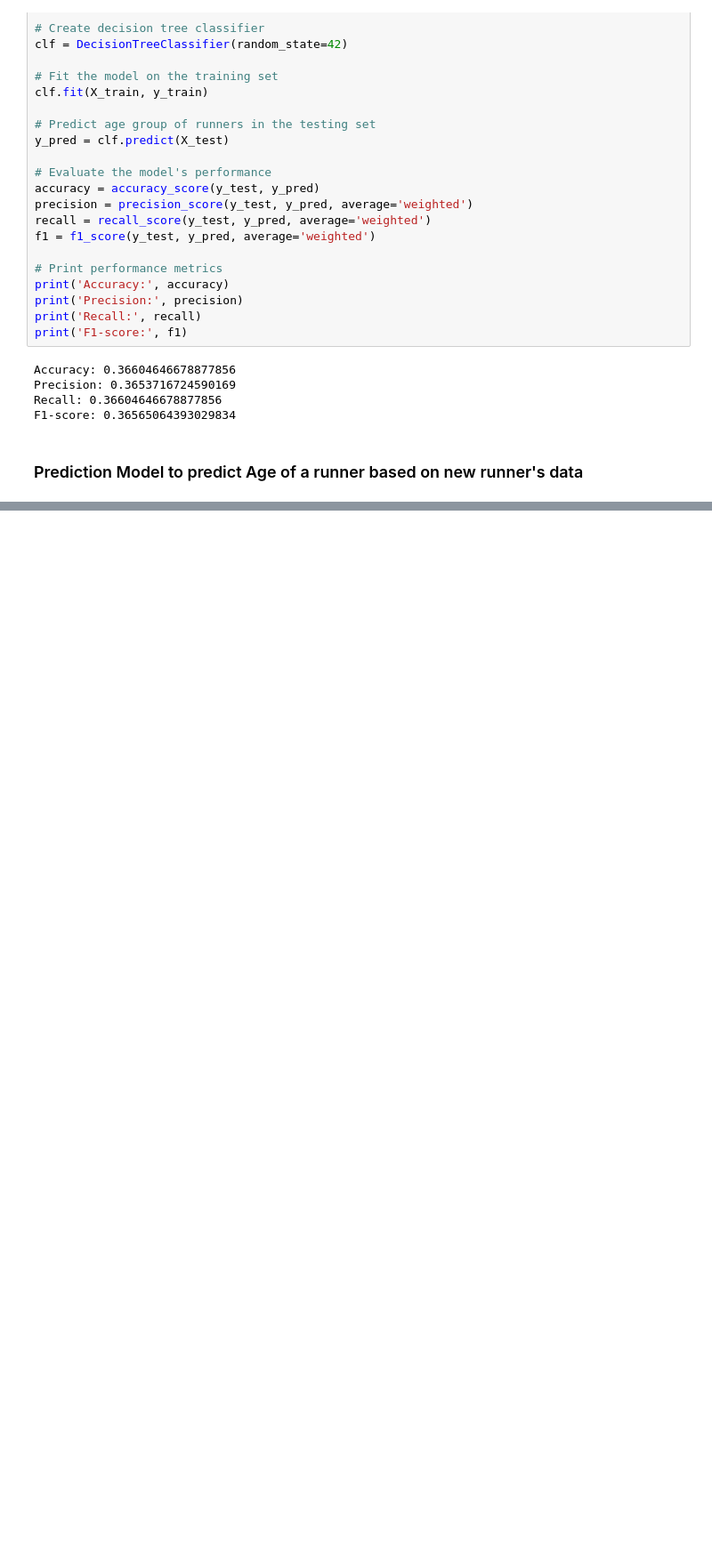
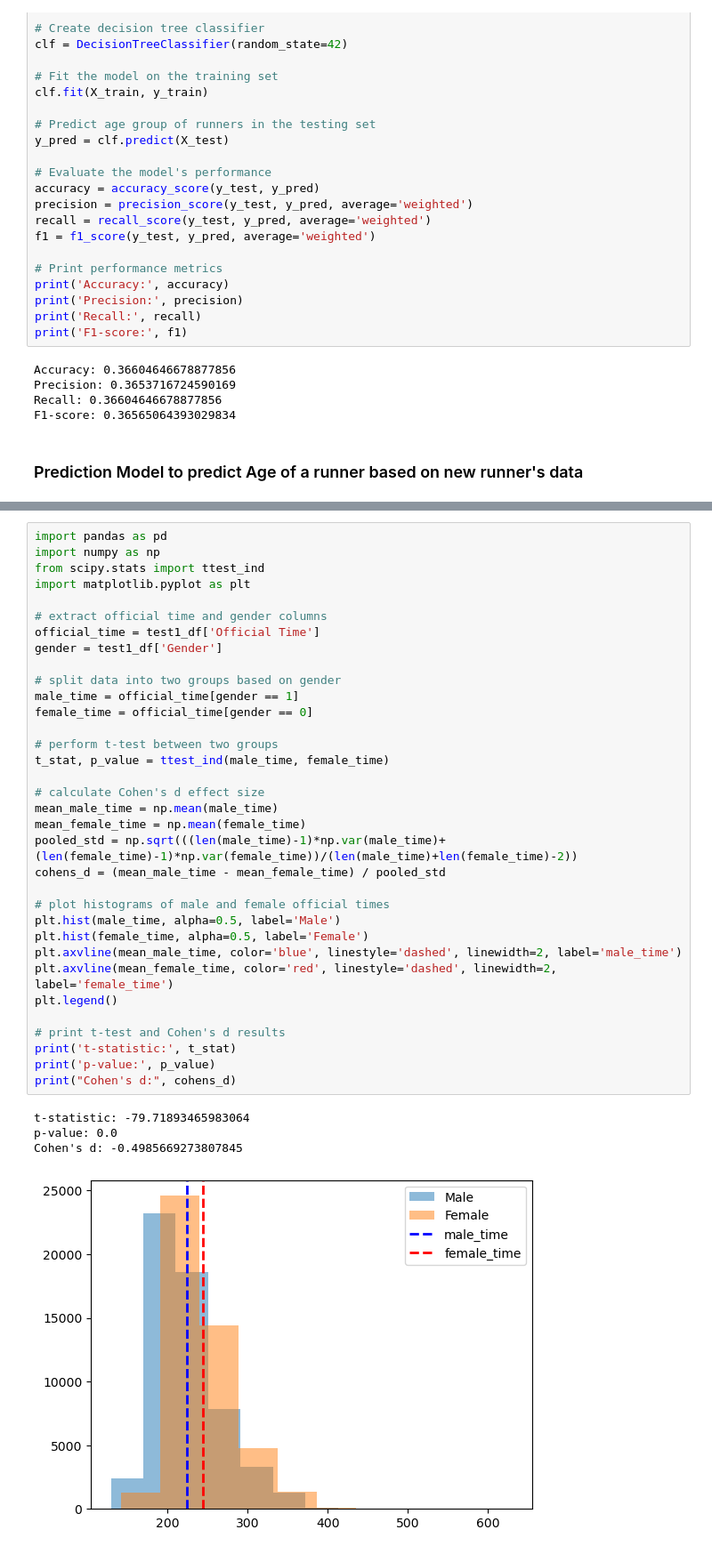
Before and after one commit to karthiksneu/boston-marathon-analysis, a Jupyter notebook: BostonMarathon.ipynb, the cells around one changed output, grey strips where cells are left out. Shown at 89% size. Saved outputs shown, nothing was run; the diff lists cells and outputs as text; blank space fills up the shorter version.

```diff
--- a/BostonMarathon.ipynb
+++ b/BostonMarathon.ipynb
@@ -820,0 +899,39 @@ t = -70.073, p = 0.00000000
+# %%
+import pandas as pd
+import numpy as np
+from scipy.stats import ttest_ind
+import matplotlib.pyplot as plt
+
+# extract official time and gender columns
+official_time = test1_df['Official Time']
+gender = test1_df['Gender']
+
+# split data into two groups based on gender
+male_time = official_time[gender == 1]
+female_time = official_time[gender == 0]
+
+# perform t-test between two groups
+t_stat, p_value = ttest_ind(male_time, female_time)
+
+# calculate Cohen's d effect size
+mean_male_time = np.mean(male_time)
+mean_female_time = np.mean(female_time)
+pooled_std = np.sqrt(((len(male_time)-1)*np.var(male_time)+(len(female_time)-1)*np.var(female_time))/(len(male_time)+len(female_time)-2))
+cohens_d = (mean_male_time - mean_female_time) / pooled_std
+
+# plot histograms of male and female official times
+plt.hist(male_time, alpha=0.5, label='Male')
+plt.hist(female_time, alpha=0.5, label='Female')
+plt.axvline(mean_male_time, color='blue', linestyle='dashed', linewidth=2, label='male_time')
+plt.axvline(mean_female_time, color='red', linestyle='dashed', linewidth=2, label='female_time')
+plt.legend()
+
+# print t-test and Cohen's d results
+print('t-statistic:', t_stat)
+print('p-value:', p_value)
+print("Cohen's d:", cohens_d)
+# %% [output]
+t-statistic: -79.71893465983064
+p-value: 0.0
+Cohen's d: -0.4985669273807845
+[figure, added]
```
Also changed, not shown: parts of 19 cells of this notebook.
